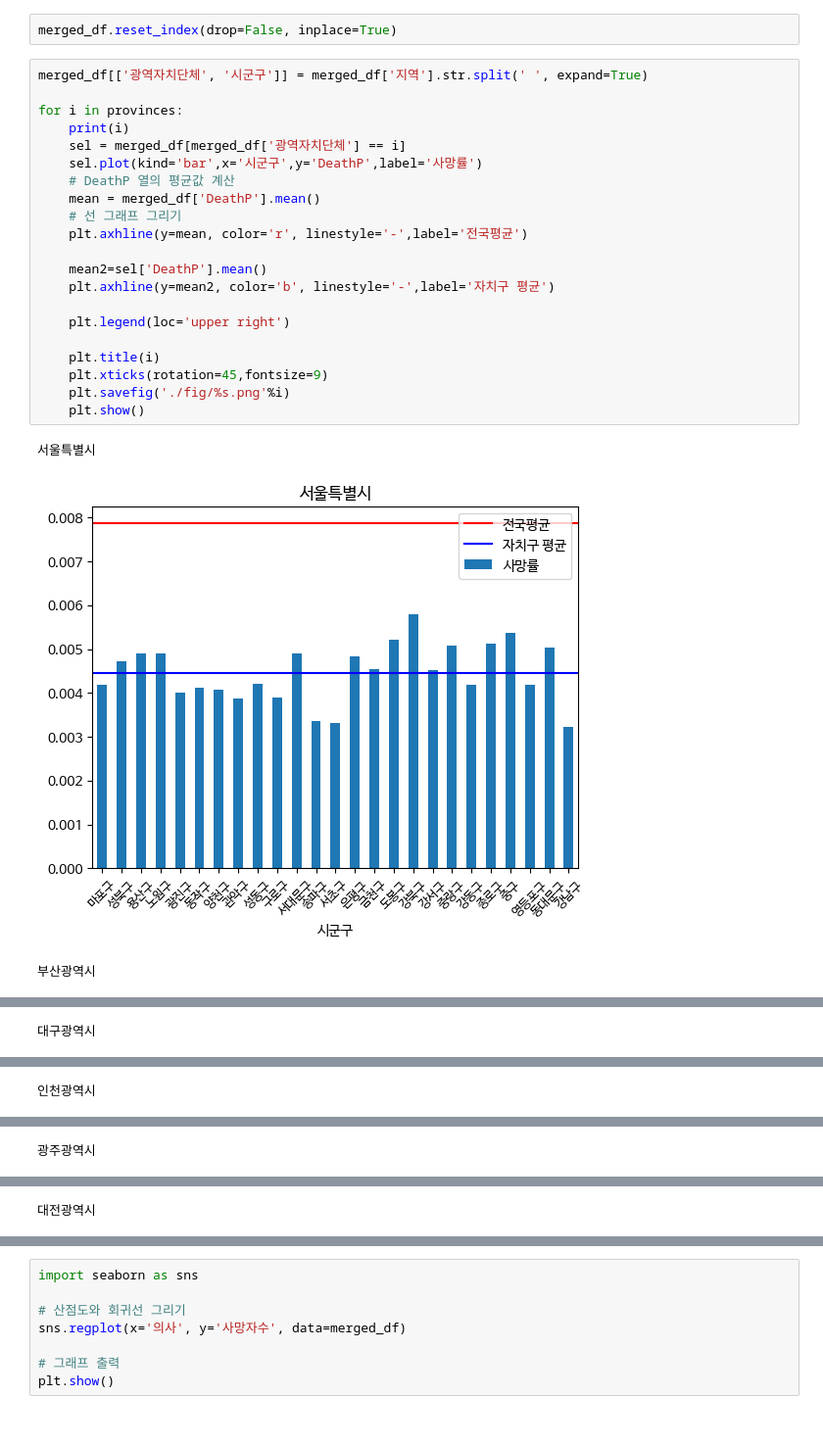
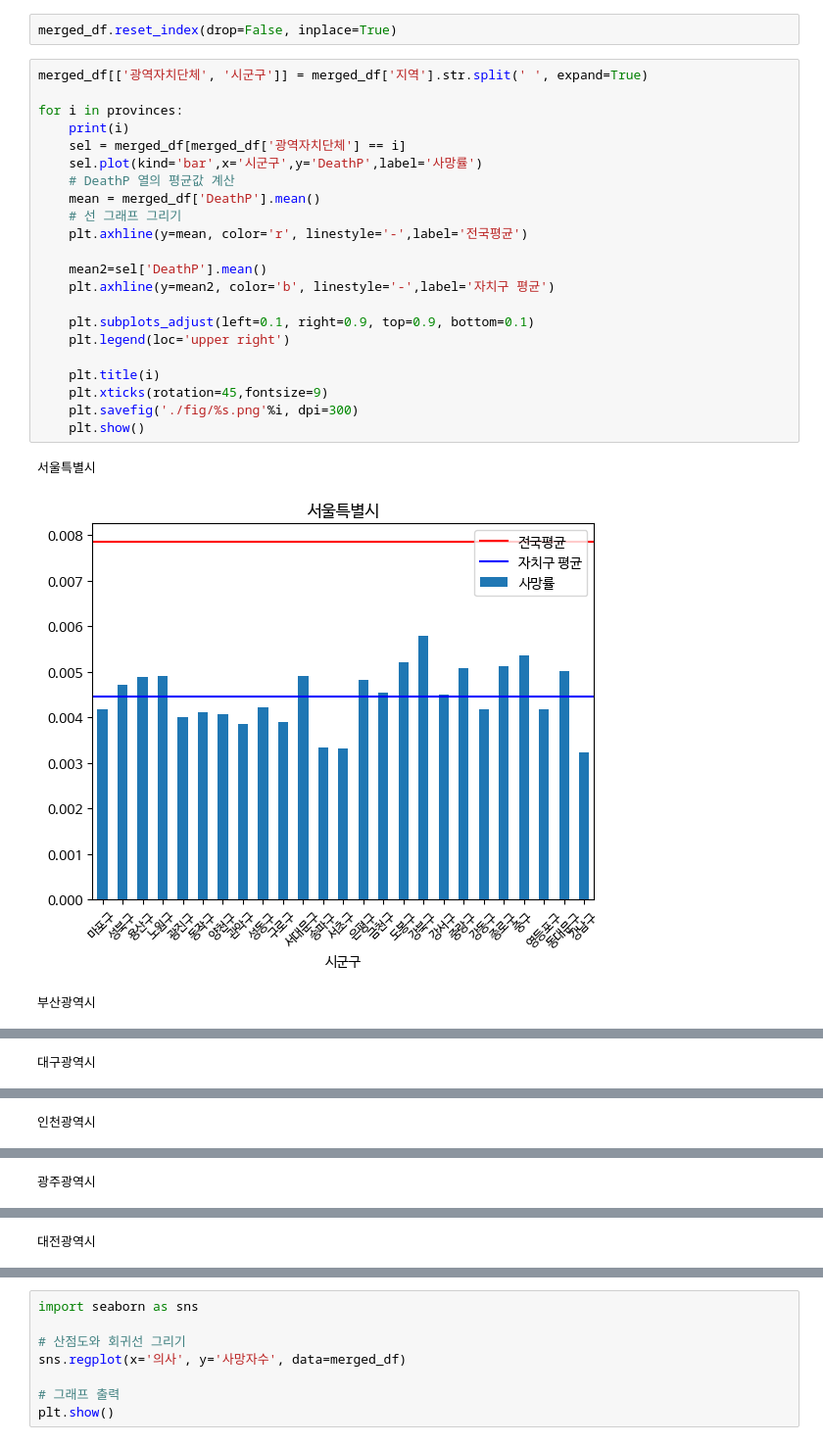
Before and after one commit to cav2280/dcx-final, a Jupyter notebook: main-상관관계 분석 추가.ipynb, the cells around one changed output, grey strips where cells are left out. Shown: that part at 98% size. Cells and saved outputs as stored; diff of their text form.

```diff
--- a/main-상관관계 분석 추가.ipynb
+++ b/main-상관관계 분석 추가.ipynb
@@ -933,25 +933,26 @@ merged_df.reset_index(drop=False, inplace=True)
 # %%
 merged_df[['광역자치단체', '시군구']] = merged_df['지역'].str.split(' ', expand=True)
 
 for i in provinces:
     print(i)
     sel = merged_df[merged_df['광역자치단체'] == i]
     sel.plot(kind='bar',x='시군구',y='DeathP',label='사망률')
     # DeathP 열의 평균값 계산
     mean = merged_df['DeathP'].mean()
     # 선 그래프 그리기
     plt.axhline(y=mean, color='r', linestyle='-',label='전국평균')
 
     mean2=sel['DeathP'].mean()
     plt.axhline(y=mean2, color='b', linestyle='-',label='자치구 평균')
 
+    plt.subplots_adjust(left=0.1, right=0.9, top=0.9, bottom=0.1)
     plt.legend(loc='upper right')
 
     plt.title(i)
     plt.xticks(rotation=45,fontsize=9)
-    plt.savefig('./fig/%s.png'%i)
+    plt.savefig('./fig/%s.png'%i, dpi=300)
     plt.show()
 # %% [output]
 서울특별시
-[figure, old version]
+[figure, new version]
 부산광역시
```
Also changed, not shown: parts of 1 cell of this notebook, 16 other files.
